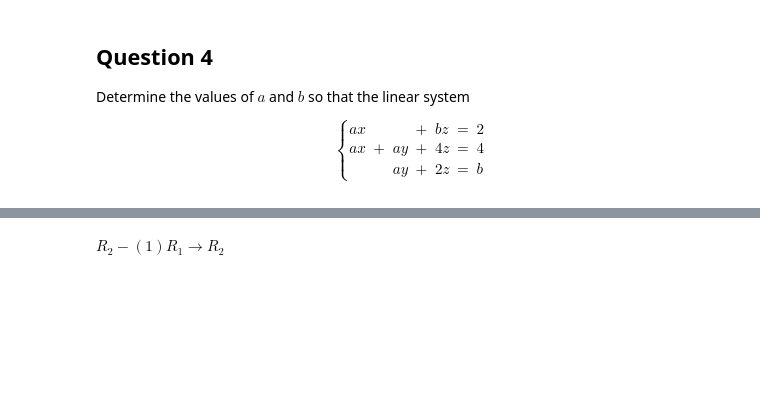
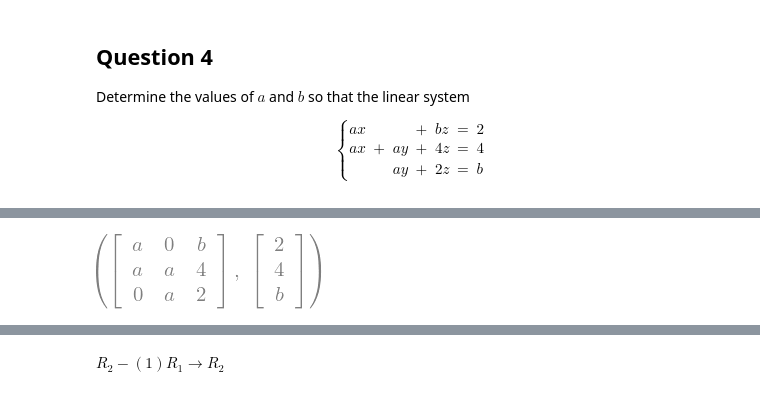
Before and after one commit to YeeShin504/linear-algebra, a Jupyter notebook: docs/tutorials/tut01.ipynb, the cells around one changed output, grey strips where cells are left out. Drawn from its saved outputs; the diff is of its cells as text; code cells hidden in the pictures; blank space fills up the shorter version.

```diff
--- a/docs/tutorials/tut01.ipynb
+++ b/docs/tutorials/tut01.ipynb
@@ -111,0 +116,8 @@ $\displaystyle \left[\begin{array}{ccc|c}a & 0 & b & 2\\a & a & 4 & 4\\0 & a & 2
+# %%
+# Require separation of A and b as it is a non-homogenous system
+A = mat.select_cols(0, 1, 2)
+b = mat.select_cols(3)
+
+A, b
+# %% [output]
+[figure, added]
```
Also changed, not shown: parts of 9 cells of this notebook, 15 other files.
